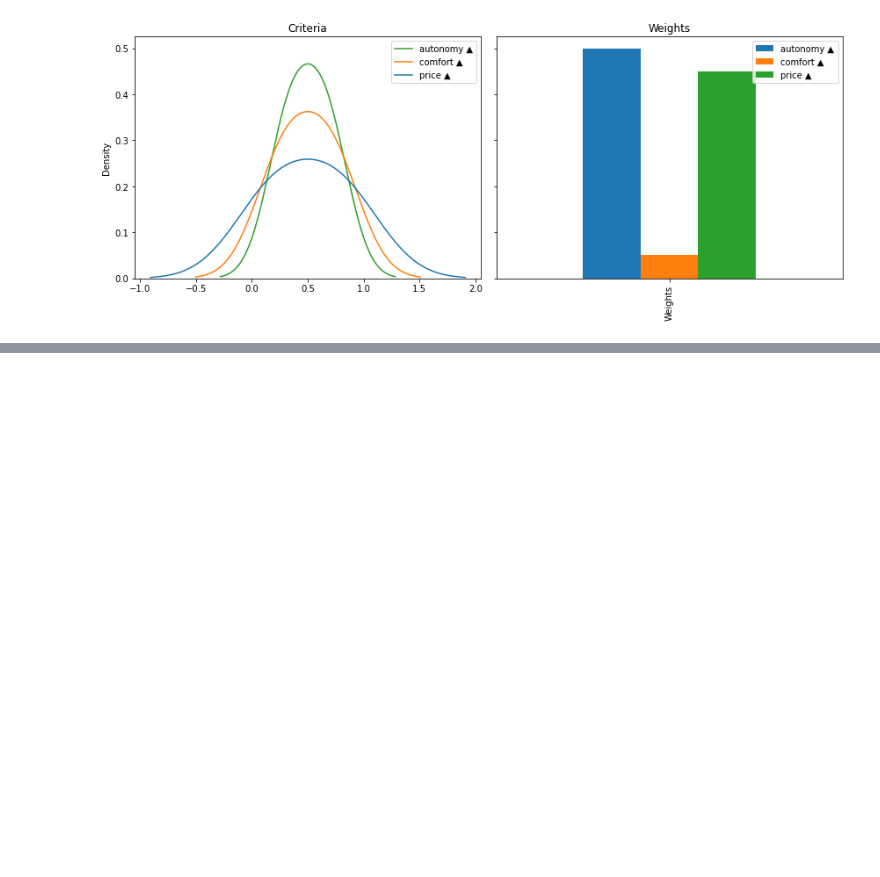
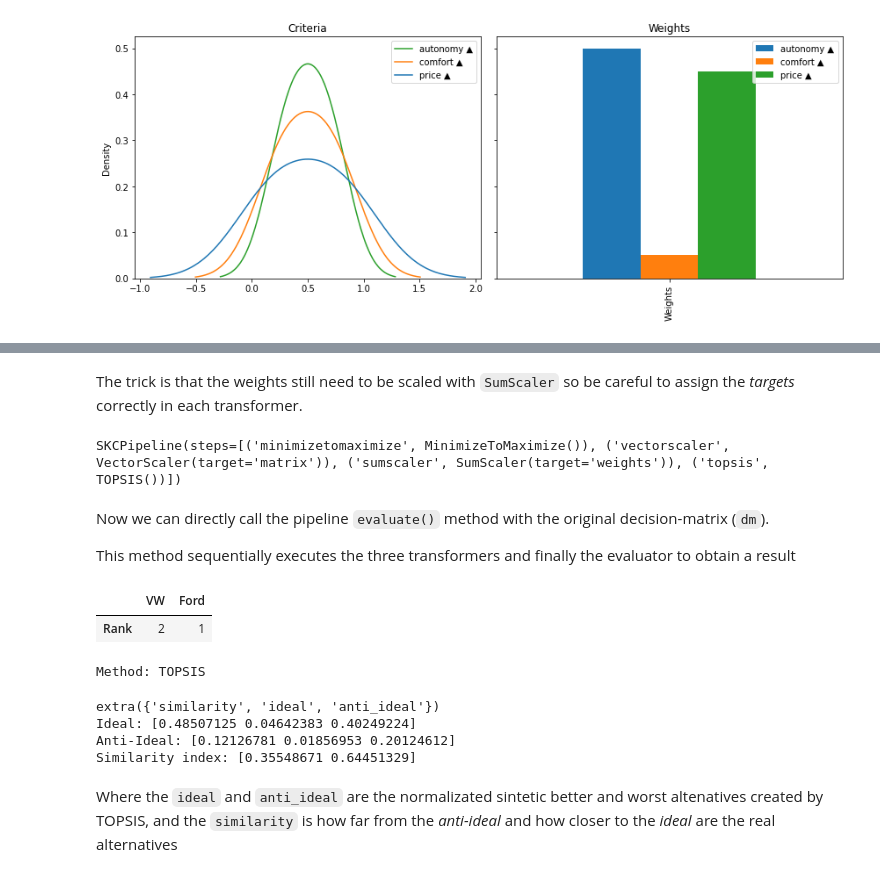
Before and after one commit to quatrope/scikit-criteria, a Jupyter notebook: docs/source/tutorial/quickstart.ipynb, the cells around one changed output, grey strips where cells are left out. Drawn from its saved outputs; the diff is of its cells as text; code cells hidden in the pictures; blank space fills up the shorter version.

```diff
--- a/docs/source/tutorial/quickstart.ipynb
+++ b/docs/source/tutorial/quickstart.ipynb
@@ -380,3 +293,0 @@ None
-# %%
-dm = simple.WeightedProduct()
-dm
@@ -437,3 +293,0 @@ FORD: 0.023479658287116456
-# %%
-dm = closeness.TOPSIS()
-dm
@@ -466,3 +293,0 @@ Finally we can change the normalization criteria of the alternative matric to `s
-# %%
-dm = closeness.TOPSIS(mnorm="sum")
-dm
@@ -491,0 +378,41 @@ f.set_figwidth(15)
+# %% [markdown]
+The trick is that the weights still need to be scaled with `SumScaler` so be
+careful to assign the *targets* correctly in each transformer.
+# %%
+pipe = mkpipe(
+    invert_objectives.MinimizeToMaximize(),
+    scalers.VectorScaler(target="matrix"),  # this scaler transform the matrix
+    scalers.SumScaler(target="weights"),  # and this transform the weights
+    similarity.TOPSIS(),
+)
+
+pipe
+# %% [output]
+SKCPipeline(steps=[('minimizetomaximize', MinimizeToMaximize()), ('vectorscaler', VectorScaler(target='matrix')), ('sumscaler', SumScaler(target='weights')), ('topsis', TOPSIS())])
+# %% [markdown]
+Now we can directly call the pipeline `evaluate()` method with the original
+decision-matrix (`dm`).
+
+This method sequentially executes the three transformers and finally the evaluator to obtain a
+result
+# %%
+rank = pipe.evaluate(dm)
+rank
+# %% [output]
+|  | VW | Ford |
+| Rank | 2 | 1 |
+Method: TOPSIS
+# %%
+print(rank.e_)
+print("Ideal:", rank.e_.ideal)
+print("Anti-Ideal:", rank.e_.anti_ideal)
+print("Similarity index:", rank.e_.similarity)
+# %% [output]
+extra({'similarity', 'ideal', 'anti_ideal'})
+Ideal: [0.48507125 0.04642383 0.40249224]
+Anti-Ideal: [0.12126781 0.01856953 0.20124612]
+Similarity index: [0.35548671 0.64451329]
+# %% [markdown]
+Where the `ideal` and `anti_ideal` are the normalizated sintetic better and
+worst altenatives created by TOPSIS, and the `similarity` is how far from the
+*anti-ideal* and how closer to the *ideal* are the real alternatives
```
Also changed, not shown: parts of 60 cells of this notebook, 1 other file.
